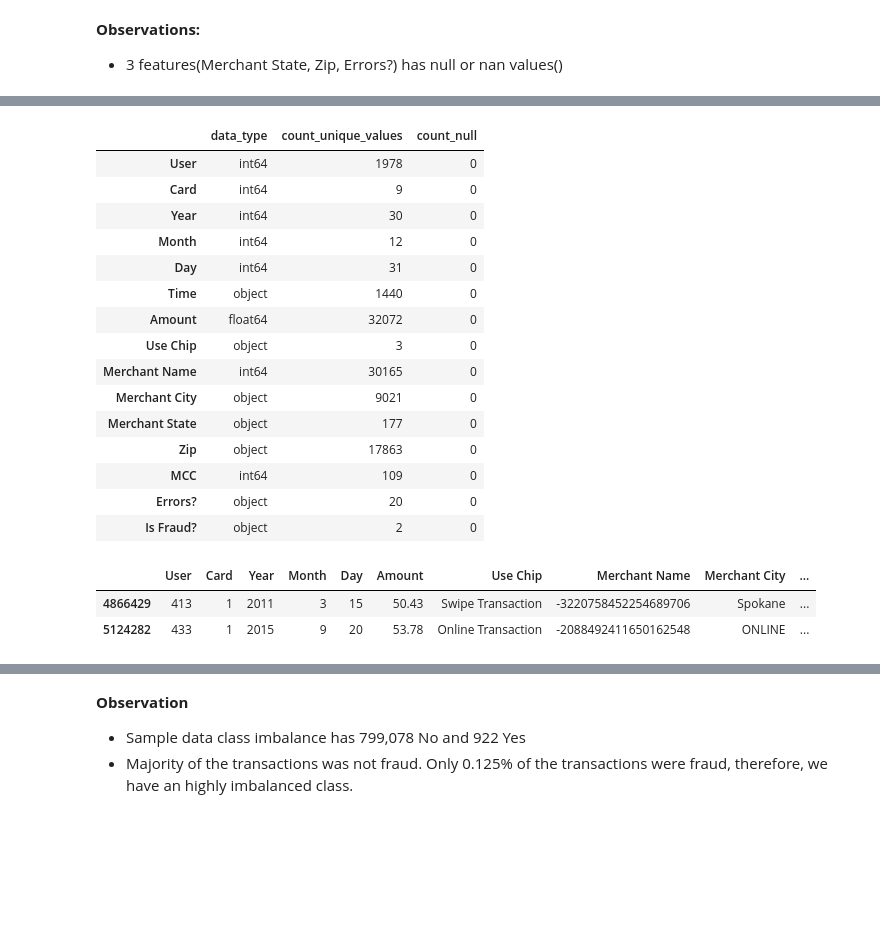
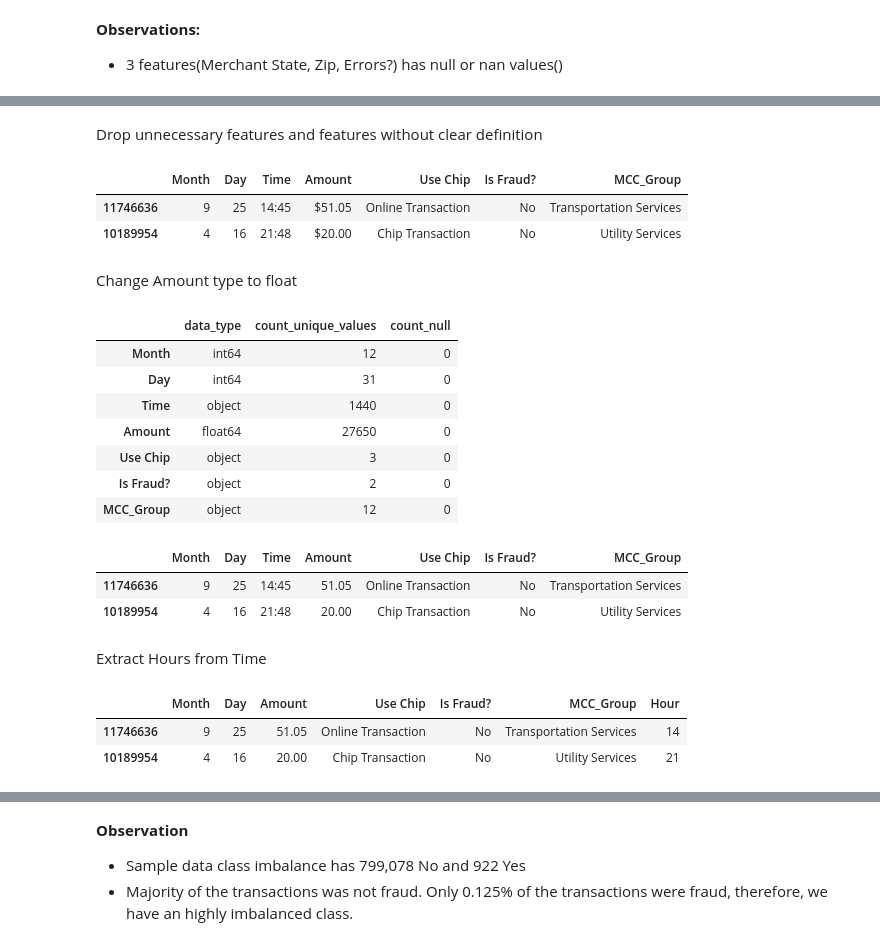
Before and after one commit to MaricrisResma/Detect-Credit-Card-Fraud-DT-RandomForest, a Jupyter notebook: DEV/Credit-Card-Fraud-Predictive-Model.ipynb, the cells around one changed output, grey strips where cells are left out. Drawn from its saved outputs; the diff is of its cells as text; code cells hidden in the pictures; blank space fills up the shorter version.

```diff
--- a/DEV/Credit-Card-Fraud-Predictive-Model.ipynb
+++ b/DEV/Credit-Card-Fraud-Predictive-Model.ipynb
@@ -254,9 +329,7 @@ getDataSummary(df_sample)
 # %% [markdown]
 **Observations:**
 - 3 features(Merchant State, Zip, Errors?) has null or nan values()
-# %%
-# Drop null values
-# df_sample.dropna(inplace=True)
-
-# Fill null values
-df_sample.fillna('unknown', inplace=True)
+# %%
+# Drop null values
+model_data = df_sample.drop(['Merchant State','Zip','Errors?'], axis=1)
+model_data.head(2)
@@ -263,34 +340,47 @@ df_sample.fillna('unknown', inplace=True)
+# %% [markdown]
+Drop unnecessary features and features without clear definition
+# %%
+model_data.drop(['User','Year','Merchant Name','MCC','Merchant City','Card'], axis=1, inplace=True)
+model_data.head(2)
+# %% [output]
+|  | Month | Day | Time | Amount | Use Chip | Is Fraud? | MCC_Group |
+| 11746636 | 9 | 25 | 14:45 | $51.05 | Online Transaction | No | Transportation Services |
+| 10189954 | 4 | 16 | 21:48 | $20.00 | Chip Transaction | No | Utility Services |
+# %% [markdown]
+Change Amount type to float
 # %%
 # Change Amount to float
-df_sample["Amount"]=df_sample["Amount"].str.replace("$","").astype(float)
+model_data["Amount"]=model_data["Amount"].str.replace("$","").astype(float)
 # %%
-# Verify no more null values
-getDataSummary(df_sample)
+# Verify no more null values and Amount is now of type float64
+getDataSummary(model_data)
 # %% [output]
 |  | data_type | count_unique_values | count_null |
-| User | int64 | 1978 | 0 |
-| Card | int64 | 9 | 0 |
-| Year | int64 | 30 | 0 |
 | Month | int64 | 12 | 0 |
 | Day | int64 | 31 | 0 |
 | Time | object | 1440 | 0 |
-| Amount | float64 | 32072 | 0 |
+| Amount | float64 | 27650 | 0 |
 | Use Chip | object | 3 | 0 |
-| Merchant Name | int64 | 30165 | 0 |
-| Merchant City | object | 9021 | 0 |
-| Merchant State | object | 177 | 0 |
-| Zip | object | 17863 | 0 |
-| MCC | int64 | 109 | 0 |
-| Errors? | object | 20 | 0 |
 | Is Fraud? | object | 2 | 0 |
+| MCC_Group | object | 12 | 0 |
+# %%
+model_data.head(2)
+# %% [output]
+|  | Month | Day | Time | Amount | Use Chip | Is Fraud? | MCC_Group |
+| 11746636 | 9 | 25 | 14:45 | 51.05 | Online Transaction | No | Transportation Services |
+| 10189954 | 4 | 16 | 21:48 | 20.00 | Chip Transaction | No | Utility Services |
+# %% [markdown]
+Extract Hours from Time
 # %%
 # Extract the hours and minutes from Time to perform a more refined time series analysis
-df_sample["Hour"] = df_sample["Time"].str[0:2]
-df_sample["Minute"] = df_sample["Time"].str[3:5]
-df_sample.drop(['Time'],axis=1, inplace=True)
+model_data["Hour"] = model_data["Time"].str[0:2].astype(int)
+model_data["Minute"] = model_data["Time"].str[3:5]
 
-df_sample.head(2)
+# Drop Time and Minutes
+model_data.drop(['Time', 'Minute'],axis=1, inplace=True)
+
+model_data.head(2)
 # %% [output]
-|  | User | Card | Year | Month | Day | Amount | Use Chip | Merchant Name | Merchant City | ... |
-| 4866429 | 413 | 1 | 2011 | 3 | 15 | 50.43 | Swipe Transaction | -3220758452254689706 | Spokane | ... |
-| 5124282 | 433 | 1 | 2015 | 9 | 20 | 53.78 | Online Transaction | -2088492411650162548 | ONLINE | ... |
+|  | Month | Day | Amount | Use Chip | Is Fraud? | MCC_Group | Hour |
+| 11746636 | 9 | 25 | 51.05 | Online Transaction | No | Transportation Services | 14 |
+| 10189954 | 4 | 16 | 20.00 | Chip Transaction | No | Utility Services | 21 |
```
Also changed, not shown: parts of 97 cells of this notebook, 1 other file.
